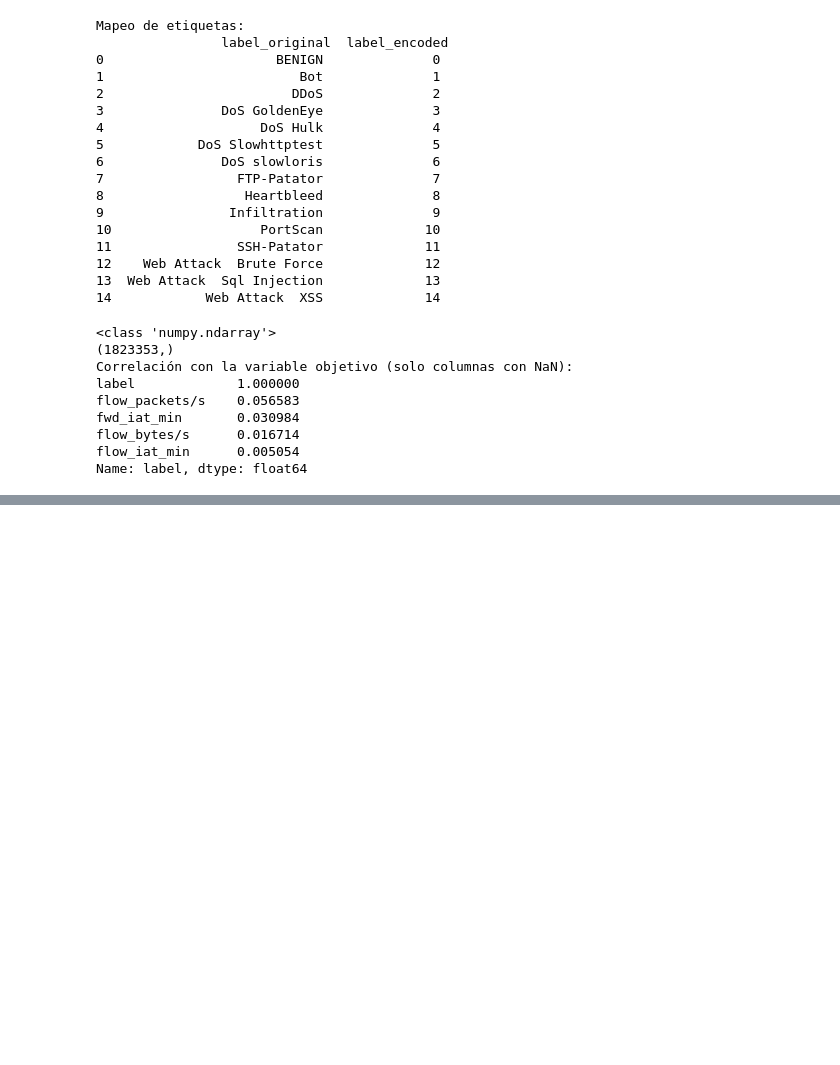
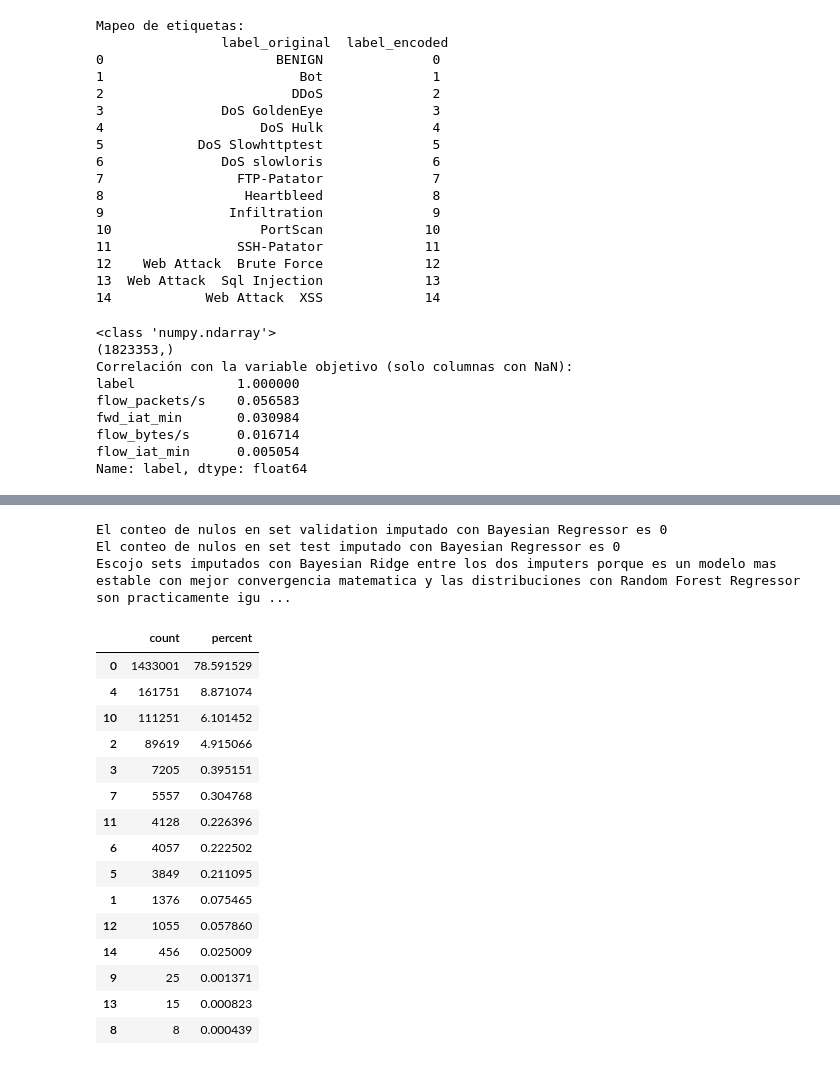
Before and after one commit to johnnyredwood/ArquitecturaMoEClasificacionIntrusiones, a Jupyter notebook: BaselineModelsSimpleValidation.ipynb, the cells around one changed output, grey strips where cells are left out. Cells and saved outputs as stored; diff of their text form; code cells hidden in the pictures; blank space fills up the shorter version.

```diff
--- a/BaselineModelsSimpleValidation.ipynb
+++ b/BaselineModelsSimpleValidation.ipynb
@@ -265,3 +224,14 @@ class FeatureSelector(BaseEstimator, TransformerMixin):
+# %%
+X_train_scaled_imp=X_train_imp_br
+X_val_scaled_imp=pd.read_pickle("Sets_Post_Scaled_Imp/X_val_scaled_bayesian.pkl")
+X_test_scaled_imp=pd.read_pickle("Sets_Post_Scaled_Imp/X_test_scaled_bayesian.pkl")
+print(f"El conteo de nulos en set validation imputado con Bayesian Regressor es {X_val_scaled_imp.isna().sum().sum()}")
+print(f"El conteo de nulos en set test imputado con Bayesian Regressor es {X_test_scaled_imp.isna().sum().sum()}")
+print("Escojo sets imputados con Bayesian Ridge entre los dos imputers porque es un modelo mas estable con mejor convergencia matematica y las distribuciones con Random Forest Regressor son practicamente iguales")
+# %% [output]
+El conteo de nulos en set validation imputado con Bayesian Regressor es 0
+El conteo de nulos en set test imputado con Bayesian Regressor es 0
+Escojo sets imputados con Bayesian Ridge entre los dos imputers porque es un modelo mas estable con mejor convergencia matematica y las distribuciones con Random Forest Regressor son practicamente igu ...
 # %%
 class OversamplingWithArtifactAnalysis(BaseEstimator, TransformerMixin):
 
@@ -398,3 +410,24 @@ class OversamplingWithArtifactAnalysis(BaseEstimator, TransformerMixin):
     def save_report(self, filepath):
         with open(filepath, 'w') as f:
             json.dump(self.artifacts_report_, f, indent=2, default=str)
+# %%
+pd.Series(y_train).value_counts().to_frame("count").assign(
+    percent=lambda x: 100 * x["count"] / x["count"].sum()
+)
+# %% [output]
+|  | count | percent |
+| 0 | 1433001 | 78.591529 |
+| 4 | 161751 | 8.871074 |
+| 10 | 111251 | 6.101452 |
+| 2 | 89619 | 4.915066 |
+| 3 | 7205 | 0.395151 |
+| 7 | 5557 | 0.304768 |
+| 11 | 4128 | 0.226396 |
+| 6 | 4057 | 0.222502 |
+| 5 | 3849 | 0.211095 |
+| 1 | 1376 | 0.075465 |
+| 12 | 1055 | 0.057860 |
+| 14 | 456 | 0.025009 |
+| 9 | 25 | 0.001371 |
+| 13 | 15 | 0.000823 |
+| 8 | 8 | 0.000439 |
```
Also changed, not shown: parts of 14 cells of this notebook, 3 other files.
